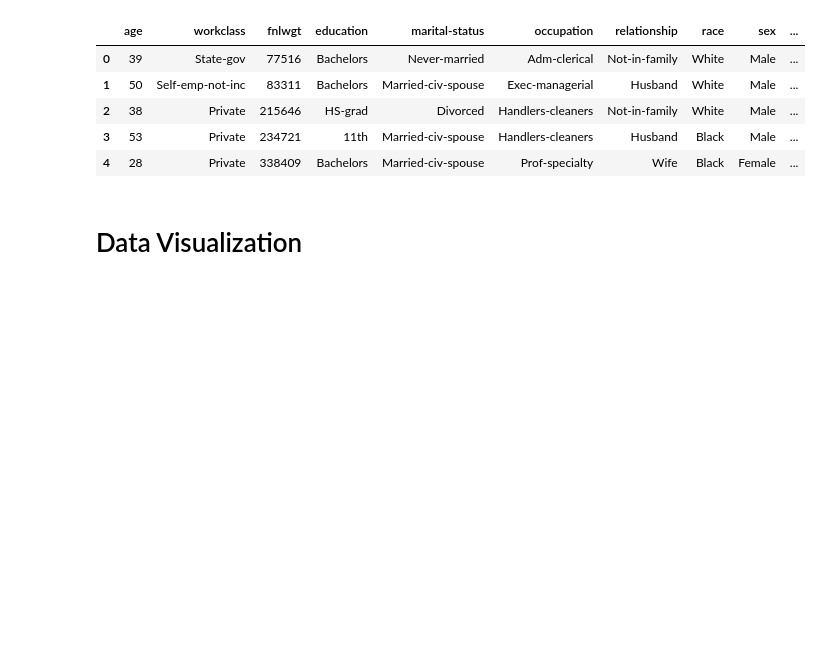
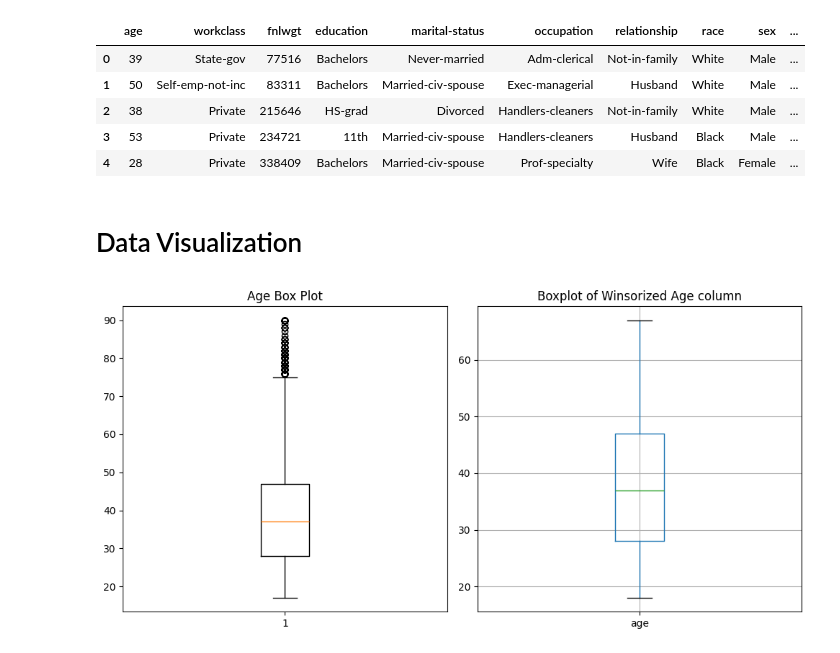
Before and after one commit to YasiniK/Census-Income-Prediction, a Jupyter notebook: DataPreprocessing.ipynb, the cells around one changed output. Saved outputs shown, nothing was run; the diff lists cells and outputs as text; code cells hidden in the pictures; blank space fills up the shorter version.

Commit message:
Data Visualization

```diff
--- a/DataPreprocessing.ipynb
+++ b/DataPreprocessing.ipynb
@@ -312,0 +311,18 @@ c_df = pd.read_csv('Dataset/Cleaned_adult.csv')
+# %%
+plt.figure(figsize=(10, 5))
+
+#Original Age Box Plot
+plt.subplot(1, 2, 1)
+plt.boxplot(x=df["age"])
+plt.title("Age Box Plot")
+
+#Winsorized Age Box Plot
+df['age'] = winsorize(df['age'], limits=[0.025, 0.025])
+plt.subplot(1, 2, 2)
+pd.DataFrame(df['age']).boxplot()
+plt.title('Boxplot of Winsorized Age column')
+
+plt.tight_layout()
+plt.show()
+# %% [output]
+[figure, added]
```
Also changed, not shown: parts of 13 cells of this notebook.
